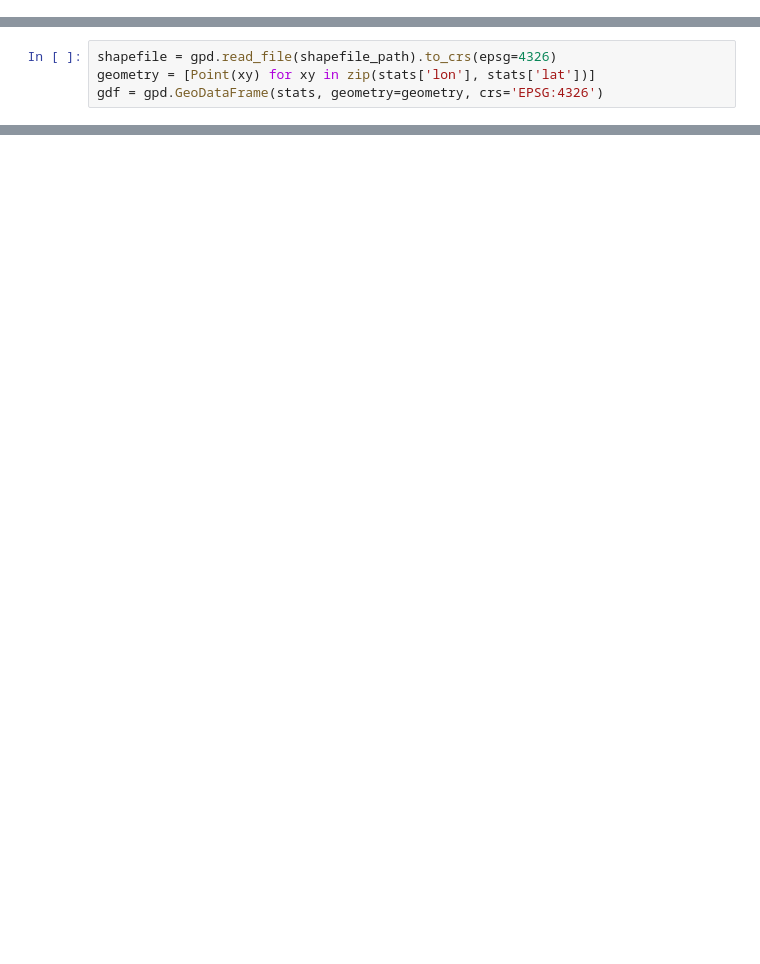
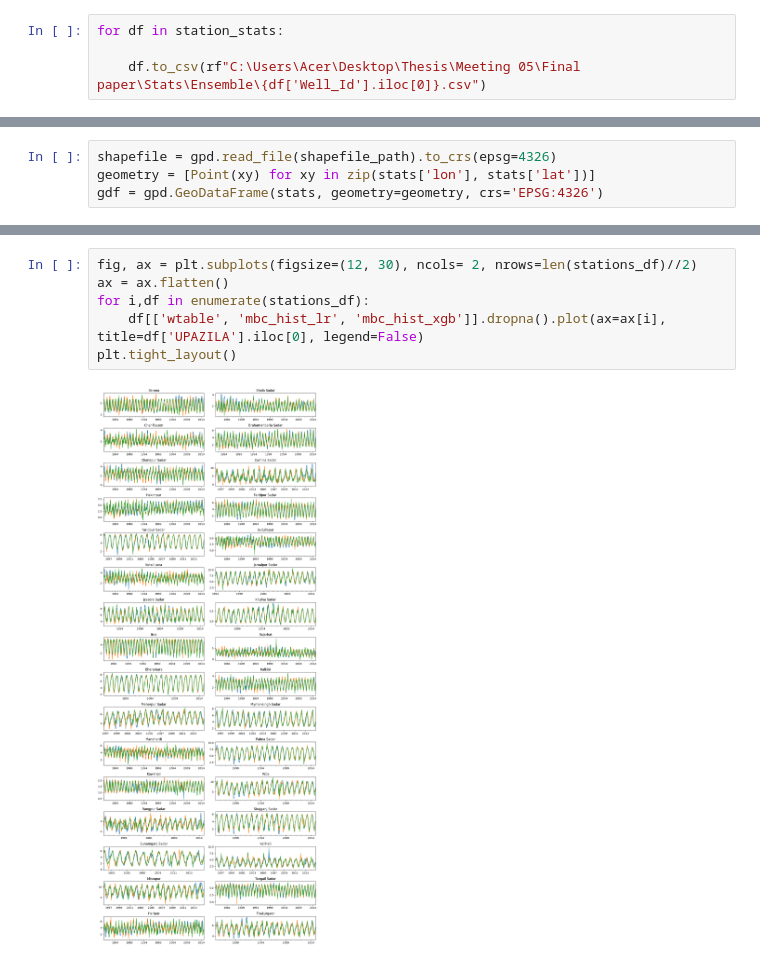
Before and after one commit to sadat-saim/pyBiasCorrect, a Jupyter notebook: correct biases.ipynb, the cells around one changed output, grey strips where cells are left out. Drawn from its saved outputs; the diff is of its cells as text; blank space fills up the shorter version.

Commit message:
ensemble of the models

```diff
--- a/correct biases.ipynb
+++ b/correct biases.ipynb
@@ -31,0 +157,4 @@ stations_df = [df for df in stations_df if df['WELL ID'].iloc[0] not in excluded
+# %%
+for df in station_stats:
+
+    df.to_csv(rf"C:\Users\Acer\Desktop\Thesis\Meeting 05\Final paper\Stats\Ensemble\{df['Well_Id'].iloc[0]}.csv")
@@ -162,0 +464,8 @@ stats
+# %%
+fig, ax = plt.subplots(figsize=(12, 30), ncols= 2, nrows=len(stations_df)//2)
+ax = ax.flatten()
+for i,df in enumerate(stations_df):
+    df[['wtable', 'mbc_hist_lr', 'mbc_hist_xgb']].dropna().plot(ax=ax[i], title=df['UPAZILA'].iloc[0], legend=False)
+plt.tight_layout()
+# %% [output]
+[figure, added]
```
Also changed, not shown: parts of 15 cells of this notebook, 1 other file.
